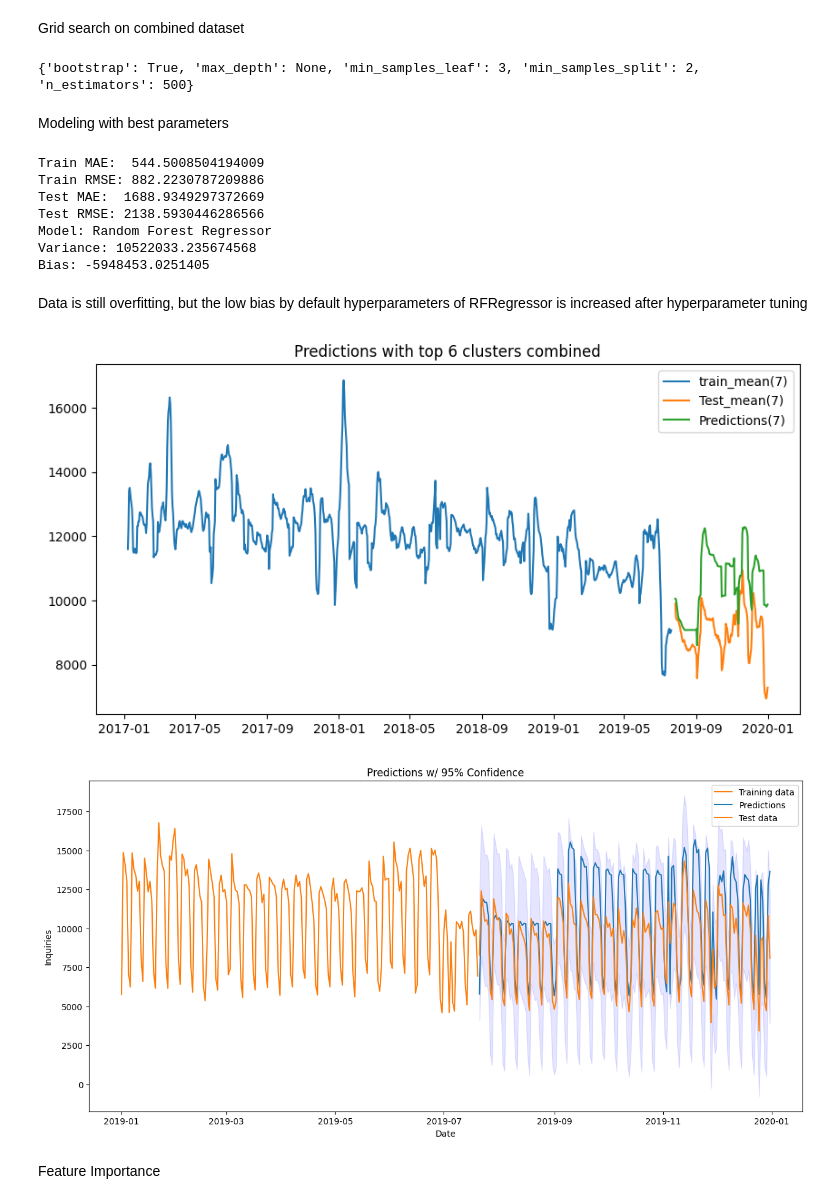
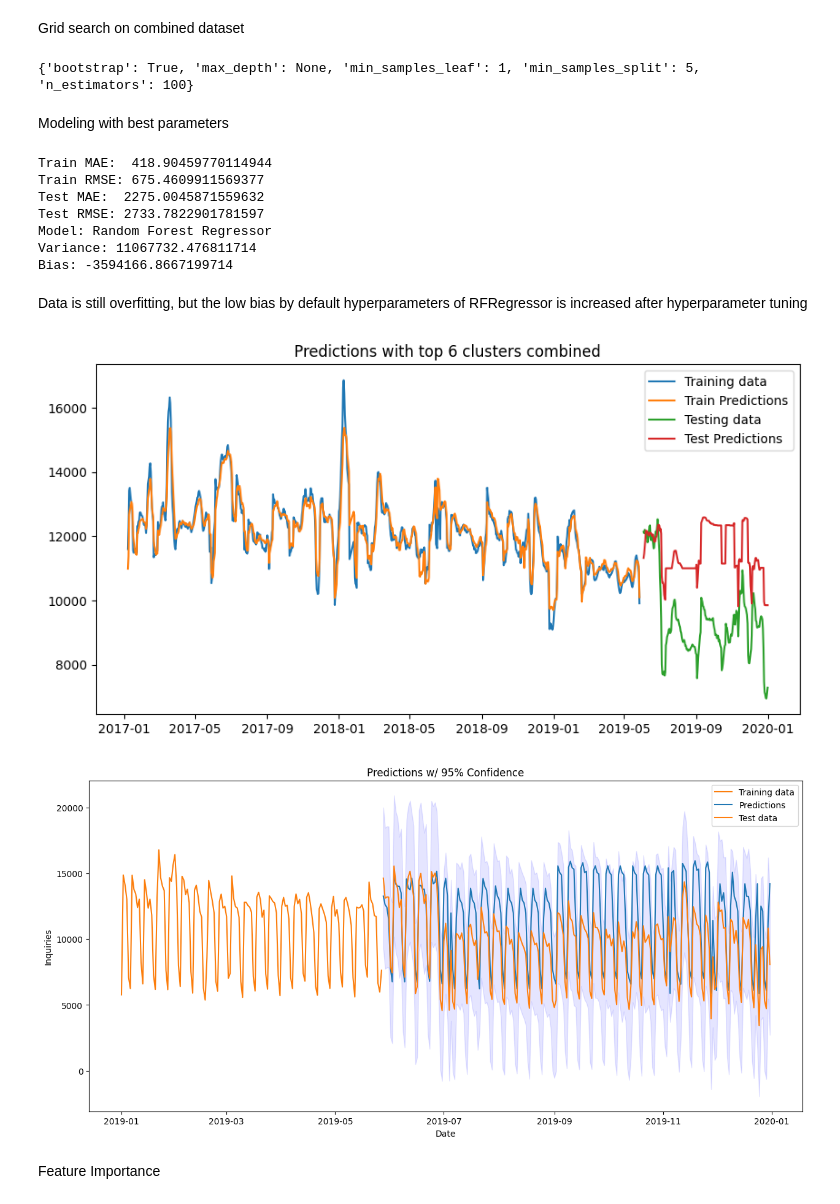
Before and after one commit to napolion2000/Call-Count-Forecasting, a Jupyter notebook: 05-Clustering/02_ClusterPredictions.ipynb, the cells around one changed output. Cells and saved outputs as stored; diff of their text form; code cells hidden in the pictures.

```diff
--- a/05-Clustering/02_ClusterPredictions.ipynb
+++ b/05-Clustering/02_ClusterPredictions.ipynb
@@ -164,7 +164,7 @@ plt.show()
 def get_features(df,lags):
     '''
     Function to create new features
-    Args: df = dataframe
+    Args: df = dataframe, lags = number of lags with high correlation
     Returns: df = dataframe
     '''
     df.reset_index(inplace = True)
@@ -385,7 +347,7 @@ X = final_df.drop(columns=['inquiries_per_day'])
 
 # set aside 30% of train and test data for evaluation
 X_train, X_test, y_train, y_test = train_test_split(X, y,
-    test_size=0.15, shuffle = False, random_state = 0)
+    test_size=0.2, shuffle = False, random_state = 0)
 
 
 # Fit the randomized search on the data
@@ -395,7 +357,7 @@ grid_search.fit(X_train, y_train)
 best_params_grid = grid_search.best_params_
 print(best_params_grid)
 # %% [output]
-{'bootstrap': True, 'max_depth': None, 'min_samples_leaf': 3, 'min_samples_split': 2, 'n_estimators': 500}
+{'bootstrap': True, 'max_depth': None, 'min_samples_leaf': 1, 'min_samples_split': 5, 'n_estimators': 100}
 # %% [markdown]
 Modeling with best parameters
 # %%
@@ -411,7 +373,7 @@ best_rfr_all = RandomForestRegressor(n_estimators=best_params_grid['n_estimators
 best_rfr_all.fit(X_train, y_train)
 
 # use the final Random Forest Regressor model to make predictions on the test set
-train_pred = best_rfr_all.predict(X_train)
+train_pred = best_rfr_all.predict(X_train).astype(int)
 
 # calculate the mean squared error of the predictions
 train_mae = mean_absolute_error(y_train, train_pred)
@@ -420,7 +382,7 @@ print("Train MAE: ", train_mae)
 print('Train RMSE:', train_rmse)
 
 # use the final Random Forest Regressor model to make predictions on the test set
-test_pred_allTopClusters = best_rfr_all.predict(X_test)
+test_pred_allTopClusters = best_rfr_all.predict(X_test).astype(int)
 
 # calculate the mean squared error of the predictions
 test_mae = mean_absolute_error(y_test, test_pred_allTopClusters)
@@ -438,13 +400,13 @@ print('Model: Random Forest Regressor')
 print(f'Variance: {variance}')
 print(f'Bias: {bias}')
 # %% [output]
-Train MAE:  544.5008504194009
-Train RMSE: 882.2230787209886
-Test MAE:  1688.9349297372669
-Test RMSE: 2138.5930446286566
+Train MAE:  418.90459770114944
+Train RMSE: 675.4609911569377
+Test MAE:  2275.0045871559632
+Test RMSE: 2733.7822901781597
 Model: Random Forest Regressor
-Variance: 10522033.235674568
-Bias: -5948453.0251405
+Variance: 11067732.476811714
+Bias: -3594166.8667199714
 # %% [markdown]
 Data is still overfitting, but the low bias by default hyperparameters of RFRegressor is increased after hyperparameter tuning
 # %%
@@ -458,12 +420,13 @@ train_rf['residuals'] = train_rf['train'] - train_rf['train_pred']
 predictions_rf['residuals'] = predictions_rf['test'] - predictions_rf['test_pred']
 # %%
 plt.title('Predictions with top 6 clusters combined')
-plt.plot(train_rf[['train']].sort_index().rolling(7).mean(), label='train_mean(7)')
-plt.plot(predictions_rf[['test','test_pred']].sort_index().rolling(7).mean(), label=['Test_mean(7)','Predictions(7)'])
+plt.plot(train_rf[['train']].sort_index().rolling(7).mean(), label='Training data')
+plt.plot(train_rf[['train_pred']].sort_index().rolling(7).mean(), label='Train Predictions')
+plt.plot(predictions_rf[['test','test_pred']].sort_index().rolling(7).mean(), label=['Testing data','Test Predictions'])
 #plt.plot(predictions_rf['residuals'].rolling(7).mean(), label = 'residual')
 plt.legend();
 # %% [output]
-[figure, old version]
+[figure, new version]
 # %%
 new_plot=train_rf[train_rf.index.year == 2019]
 # %%
@@ -481,7 +444,7 @@ ax.set_ylabel('Inquiries')
 plt.legend()
 plt.show()
 # %% [output]
-[figure, old version]
+[figure, new version]
 # %% [markdown]
 Feature Importance
 # %%
```
Also changed, not shown: parts of 157 cells of this notebook.
